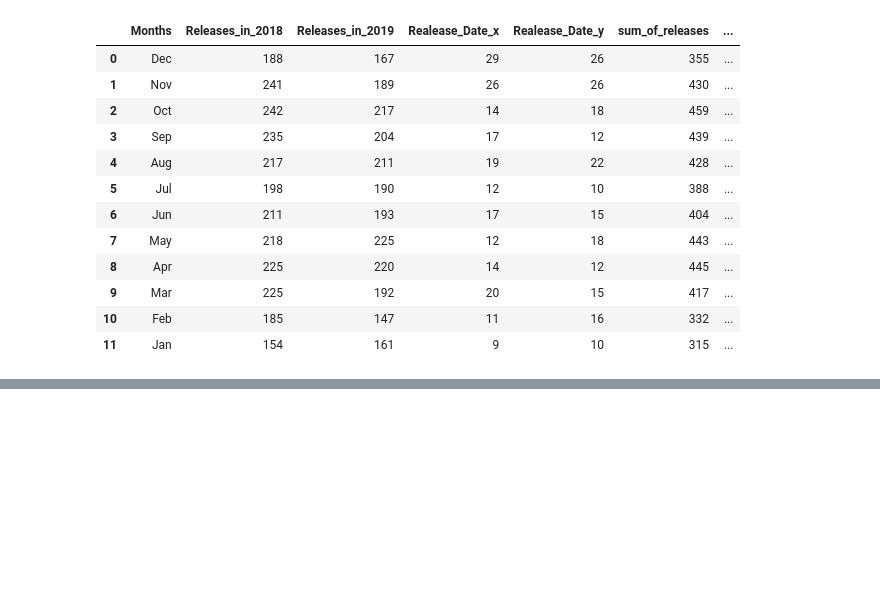
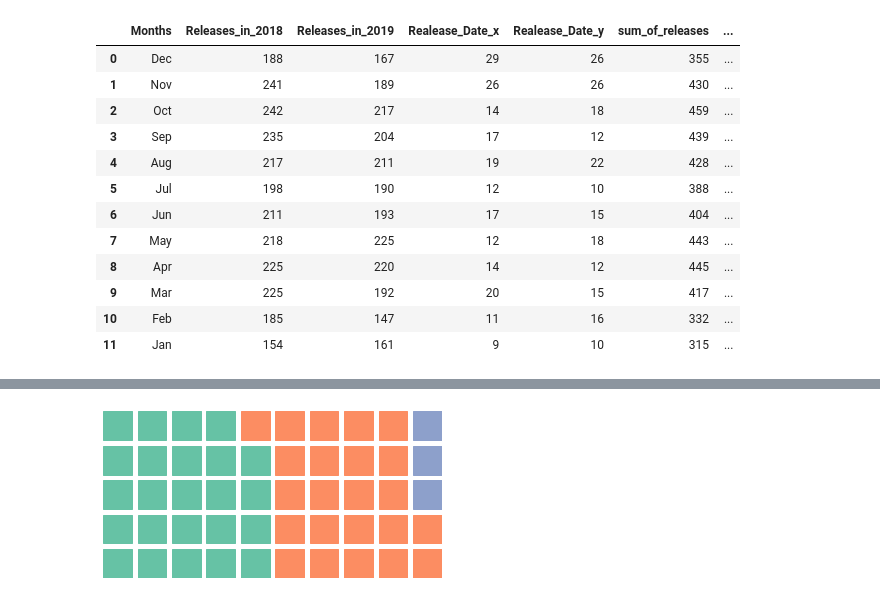
Before and after one commit to dmedd98/Group-4-Microsoft_Movie_Analysis, a Jupyter notebook: notebooks/bom_clean_ang.ipynb, the cells around one changed output, grey strips where cells are left out. Drawn from its saved outputs; the diff is of its cells as text; code cells hidden in the pictures; blank space fills up the shorter version.

```diff
--- a/notebooks/bom_clean_ang.ipynb
+++ b/notebooks/bom_clean_ang.ipynb
@@ -839,0 +896,11 @@ Name: Realease_Date, dtype: int64
+# %%
+fig = plt.figure(
+    FigureClass=Waffle,
+    rows=10,
+    columns=10,
+    values=[48, 46, 6],
+    figsize=(5, 3)
+)
+plt.show()
+# %% [output]
+[figure, added]
```
Also changed, not shown: parts of 17 cells of this notebook, 2 other files.
